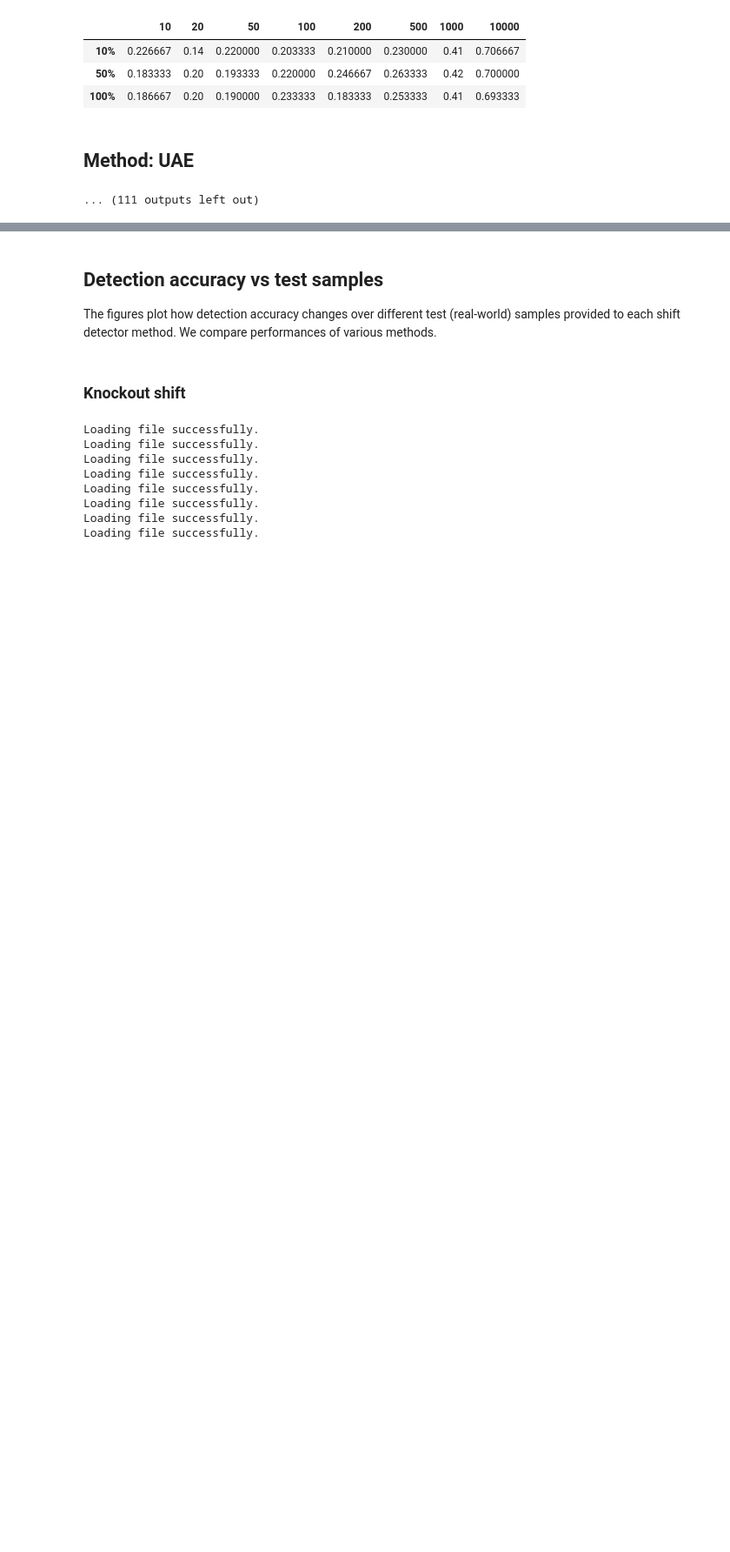
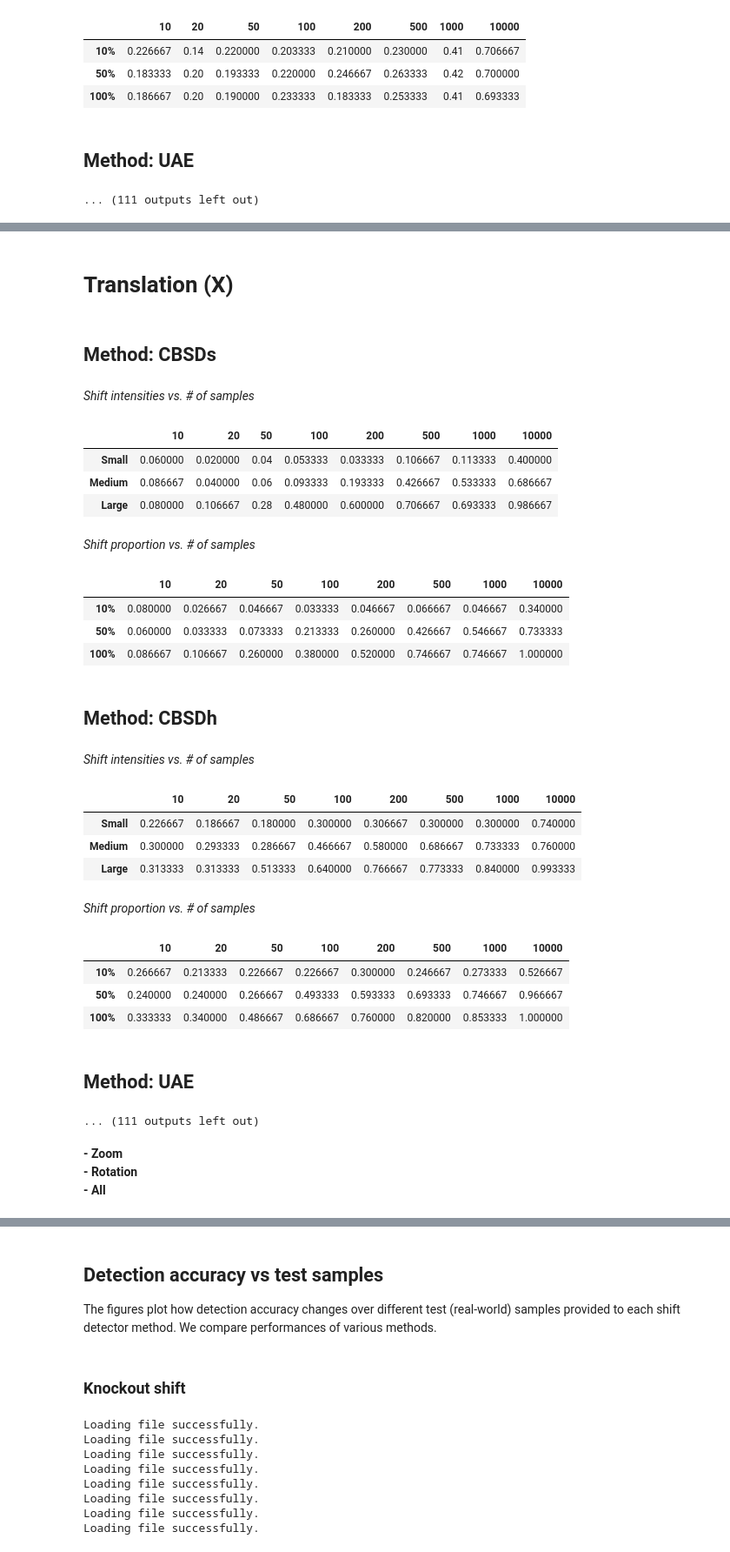
Before and after one commit to maleakhiw/explaining-dataset-shifts, a Jupyter notebook: experiments/dSprites/label_classifier_results_task1.ipynb, the cells around one changed output, grey strips where cells are left out. Shown at 87% size. Drawn from its saved outputs; the diff is of its cells as text; code cells hidden in the pictures; blank space fills up the shorter version.

```diff
--- a/experiments/dSprites/label_classifier_results_task1.ipynb
+++ b/experiments/dSprites/label_classifier_results_task1.ipynb
@@ -19,12 +19,14 @@
 The tables depict detection accuracy for different sample number against varying shift intensities and shift proportions.
 # %%
 list_shifts = ["Knockout", "Concept (Scale)", "Concept (Shape + Scale)",
-              "Concept (X)", "Concept (Y)", "Concept (X + Y)", "Concept (X + Y + Scale)"]
+              "Concept (X)", "Concept (Y)", "Concept (X + Y)", "Concept (X + Y + Scale)",
+              "Translation (X)", "Translation (Y)", "Shear", "Zoom", "Rotation", "All"]
 list_labels = ["CBSDs", "CBSDh", "UAE", "TAE",
               "BBSDs", "BBSDh", "PCA", "SRP"]
 list_is_concepts = [True, True, False, False,
                    False, False, False, False]
-list_shift_str = ["ko", "scale", "scale_shape", "x", "y", "x_y", "x_y_scale"]
+list_shift_str = ["ko", "scale", "scale_shape", "x", "y", "x_y", "x_y_scale", "img_x", "img_y",
+                 "shear", "zoom", "rotation", "all"]
 # %% [markdown]
 ### Knockout shift
 # %%
@@ -189,0 +198,5 @@ for shift in list_shifts[4:7]:
+# %%
+list_dict_results = []
+for shift_str in list_shift_str[7:10]:
+    for label in list_labels:
+        list_dict_results.append(load_result(shift_str, label, False))
@@ -189,0 +221,34 @@ for shift in list_shifts[4:7]:
+# %%
+for shift in list_shifts[7:10]:
+    display(Markdown(f"# {shift}"))
+    summary_tables(list_dict_results, list_labels, list_is_concepts)
+# %% [output]
+# Translation (X)
+## Method: CBSDs
+*Shift intensities vs. # of samples*
+|  | 10 | 20 | 50 | 100 | 200 | 500 | 1000 | 10000 |
+| Small | 0.060000 | 0.020000 | 0.04 | 0.053333 | 0.033333 | 0.106667 | 0.113333 | 0.400000 |
+| Medium | 0.086667 | 0.040000 | 0.06 | 0.093333 | 0.193333 | 0.426667 | 0.533333 | 0.686667 |
+| Large | 0.080000 | 0.106667 | 0.28 | 0.480000 | 0.600000 | 0.706667 | 0.693333 | 0.986667 |
+*Shift proportion vs. # of samples*
+|  | 10 | 20 | 50 | 100 | 200 | 500 | 1000 | 10000 |
+| 10% | 0.080000 | 0.026667 | 0.046667 | 0.033333 | 0.046667 | 0.066667 | 0.046667 | 0.340000 |
+| 50% | 0.060000 | 0.033333 | 0.073333 | 0.213333 | 0.260000 | 0.426667 | 0.546667 | 0.733333 |
+| 100% | 0.086667 | 0.106667 | 0.260000 | 0.380000 | 0.520000 | 0.746667 | 0.746667 | 1.000000 |
+## Method: CBSDh
+*Shift intensities vs. # of samples*
+|  | 10 | 20 | 50 | 100 | 200 | 500 | 1000 | 10000 |
+| Small | 0.226667 | 0.186667 | 0.180000 | 0.300000 | 0.306667 | 0.300000 | 0.300000 | 0.740000 |
+| Medium | 0.300000 | 0.293333 | 0.286667 | 0.466667 | 0.580000 | 0.686667 | 0.733333 | 0.760000 |
+| Large | 0.313333 | 0.313333 | 0.513333 | 0.640000 | 0.766667 | 0.773333 | 0.840000 | 0.993333 |
+*Shift proportion vs. # of samples*
+|  | 10 | 20 | 50 | 100 | 200 | 500 | 1000 | 10000 |
+| 10% | 0.266667 | 0.213333 | 0.226667 | 0.226667 | 0.300000 | 0.246667 | 0.273333 | 0.526667 |
+| 50% | 0.240000 | 0.240000 | 0.266667 | 0.493333 | 0.593333 | 0.693333 | 0.746667 | 0.966667 |
+| 100% | 0.333333 | 0.340000 | 0.486667 | 0.686667 | 0.760000 | 0.820000 | 0.853333 | 1.000000 |
+## Method: UAE
+... (111 outputs left out)
+# %% [markdown]
+**- Zoom**
+**- Rotation**
+**- All**
```
Also changed, not shown: parts of 13 cells of this notebook.
